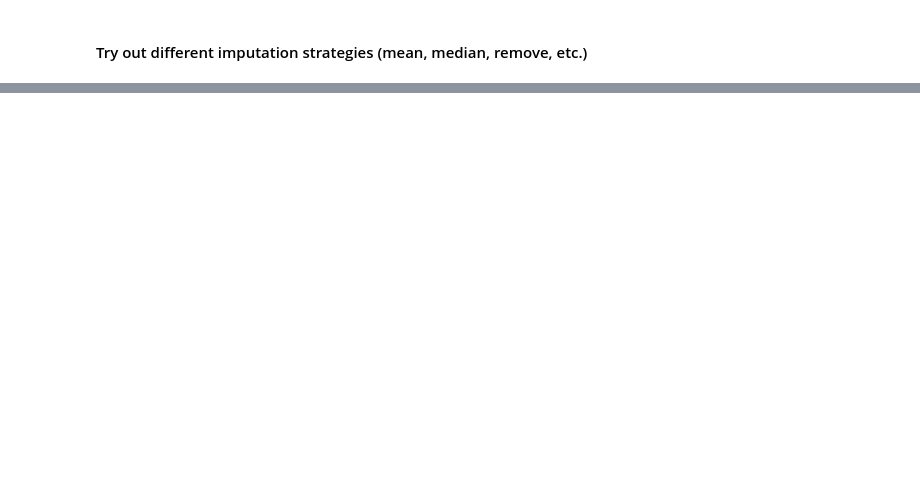
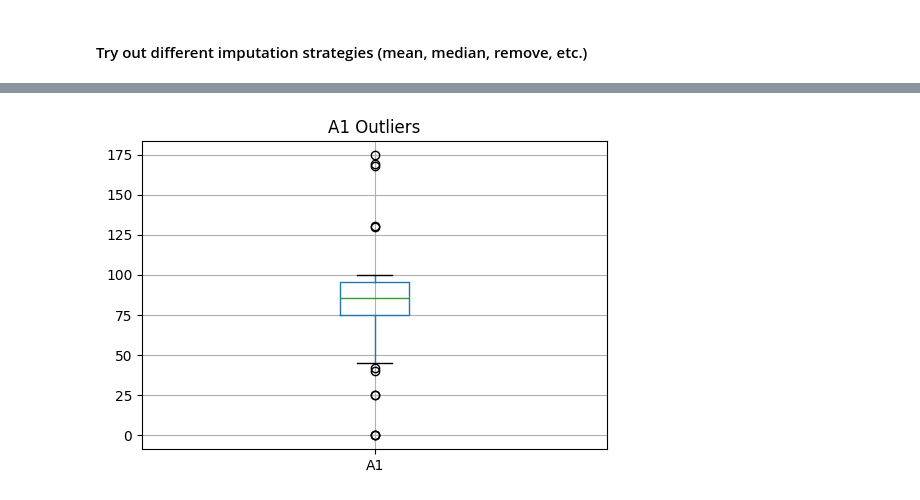
Before and after one commit to cda79/461-lab01-introduction, a Jupyter notebook: LabTask02/LabTask02.ipynb, the cells around one changed output, grey strips where cells are left out. Cells and saved outputs as stored; diff of their text form; code cells hidden in the pictures; blank space fills up the shorter version.

```diff
--- a/LabTask02/LabTask02.ipynb
+++ b/LabTask02/LabTask02.ipynb
@@ -209,0 +215,6 @@ df_converted.head(68)
+# %%
+df_option1 = df_converted.dropna(subset=['A1', 'A4'])
+print(f"Original dataset size: {len(df)}")
+print(f"After removing missing values: {len(df_option1)}")
+print(f"Rows with missing values removed: {len(df_converted) - len(df_option1)}")
+df_option1.head(10)
@@ -214,0 +351,7 @@ df_converted.head(68)
+# %%
+df_option1.boxplot(column='A1', figsize=(6,4))
+plt.title("A1 Outliers")
+
+plt.show()
+# %% [output]
+[figure, added]
```
Also changed, not shown: parts of 23 cells of this notebook.
